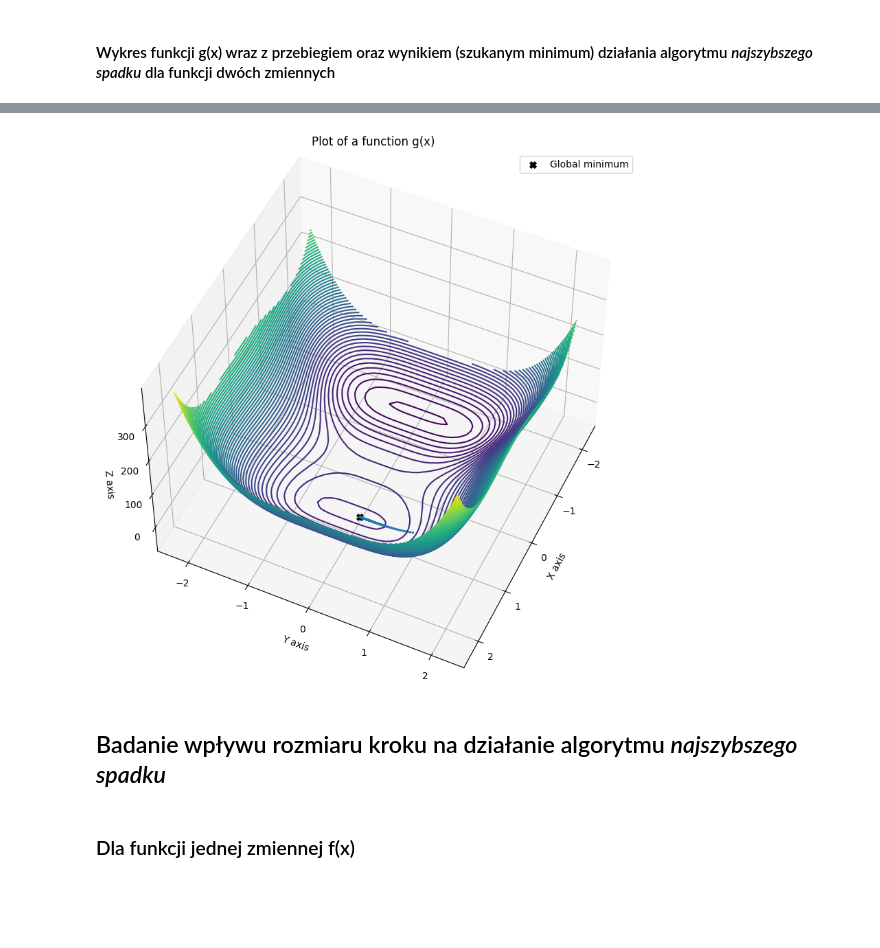
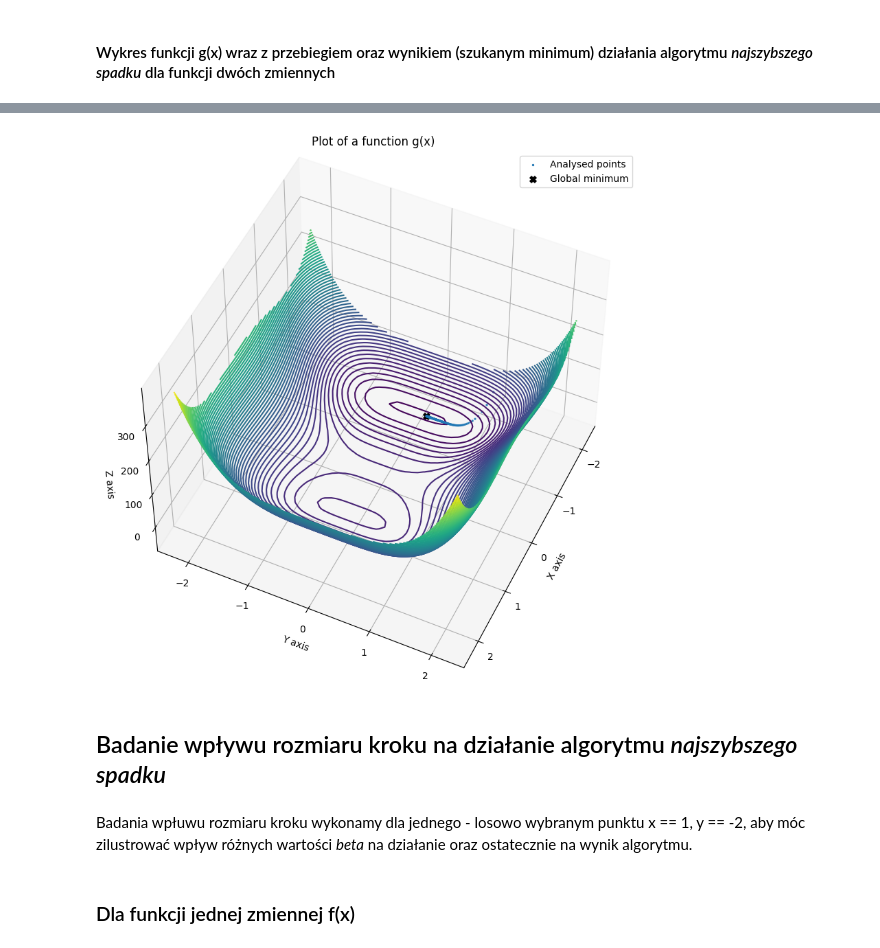
Before and after one commit to goshakowska/AI_steepest_decent, a Jupyter notebook: WSI_LAB1.ipynb, the cells around one changed output, grey strips where cells are left out. Saved outputs shown, nothing was run; the diff lists cells and outputs as text; code cells hidden in the pictures; blank space fills up the shorter version.

```diff
--- a/WSI_LAB1.ipynb
+++ b/WSI_LAB1.ipynb
@@ -39,7 +37,7 @@ y_values = [f_function(x) for x in  x_values]
 # %% [markdown]
 W tej komórce kodu jesteśmy w stanie ustawić rozmiary wykresu, w celu jak najlepszego zwizualizowania danych.
 # %%
-# plt.rcParams["figure.figsize"] = (40,20)
+plt.rcParams["figure.figsize"] = (40,20)
 # %% [markdown]
 ### Generowanie wykresu funkcji f(x)
 # %% [markdown]
@@ -84,7 +82,7 @@ z_values = g_function(vector_x_value, vector_y_value)
 # %% [markdown]
 W tej komórce kodu jesteśmy w stanie ustawić rozmiary wykresu, w celu jak najlepszego zwizualizowania danych.
 # %%
-# plt.rcParams["figure.figsize"] = (20,10)
+plt.rcParams["figure.figsize"] = (20,10)
 # %% [markdown]
 ### Generowanie wykresu funkcji g(x)
 # %%
@@ -211,6 +216,7 @@ plt.show()
 # %%
-analysed_graph_points_3d, local_minimum_3d, iterations_performed_3d = gradient_descent_3d(1, 1, 1, 0.001)
+analysed_graph_points_3d, local_minimum_3d, iterations_performed_3d = gradient_descent_3d(1, -2, 1, 0.001)
 x_minimum_3d, y_minimum_3d = local_minimum_3d
 z_minimum_3d = g_function(x_minimum_3d, y_minimum_3d)
+algorithm_results(local_minimum_3d)
 # %% [markdown]
 ##### Badana dziedzina oraz odpowiadający jej zbiór wartości funkcji g(x)
@@ -224,22 +236,24 @@ z_values = g_function(vector_x_value, vector_y_value)
 # %%
 fig = plt.figure()
 ax = plt.axes(projection='3d')
 ax.contour3D(x_values, y_values, z_values, 75, cmap='viridis')
 ax.set(xlabel='X axis', ylabel='Y axis', zlabel='Z axis',
        title='Plot of a function g(x)')
 
-path_to_minimum = ax.scatter(analysed_graph_points_3d[0], analysed_graph_points_3d[1], [g_function(analysed_graph_points_3d[0][i], analysed_graph_points_3d[1][i]) for i in range(0, len(analysed_graph_points_3d[0]))], s=2)
+path_to_minimum = ax.scatter(analysed_graph_points_3d[0], analysed_graph_points_3d[1], [g_function(analysed_graph_points_3d[0][i], analysed_graph_points_3d[1][i]) for i in range(0, len(analysed_graph_points_3d[0]))], s=2,  label="Analysed points")
 
 marked_minimum = ax.scatter(x_minimum_3d, y_minimum_3d, z_minimum_3d, marker="X", c="black", label="Global minimum", s=45)
-legend = ax.legend(handles=[marked_minimum], loc='upper right')
+ax.legend(handles=[path_to_minimum, marked_minimum], loc='upper right')
 
 
 ax.view_init(50, 25)
 plt.show()
 # %% [output]
-[figure, old version]
+[figure, new version]
 # %% [markdown]
 ## Badanie wpływu rozmiaru kroku na działanie algorytmu *najszybszego spadku*
+# %% [markdown]
+Badania wpłuwu rozmiaru kroku wykonamy dla jednego - losowo wybranym punktu x == 1, y == -2, aby móc zilustrować wpływ różnych wartości *beta* na działanie oraz ostatecznie na wynik algorytmu.
 # %% [markdown]
 ### Dla funkcji jednej zmiennej f(x)
 # %%
```
Also changed, not shown: parts of 23 cells of this notebook.
